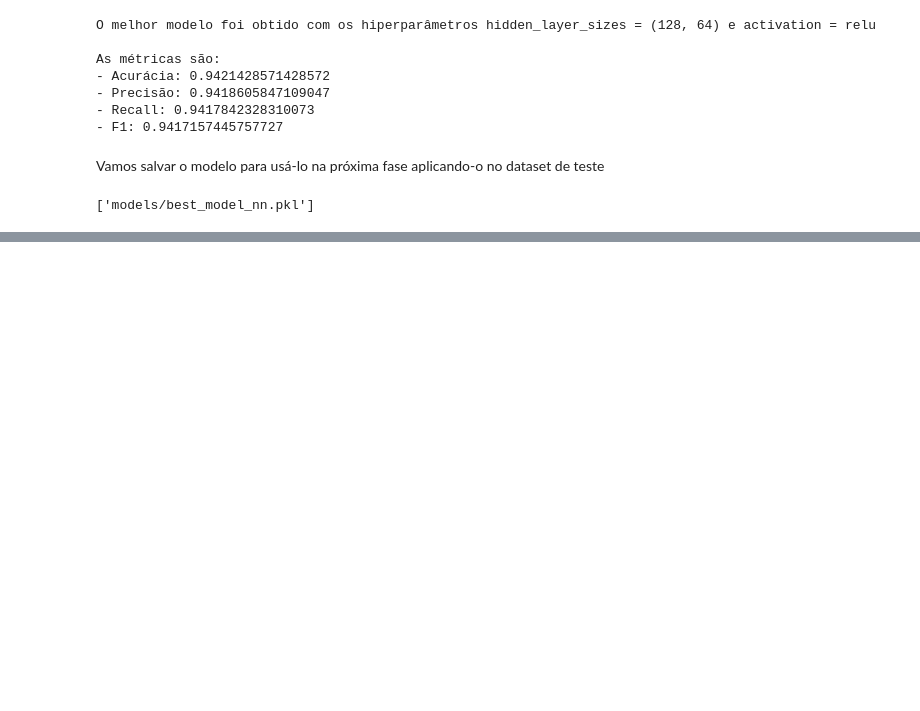
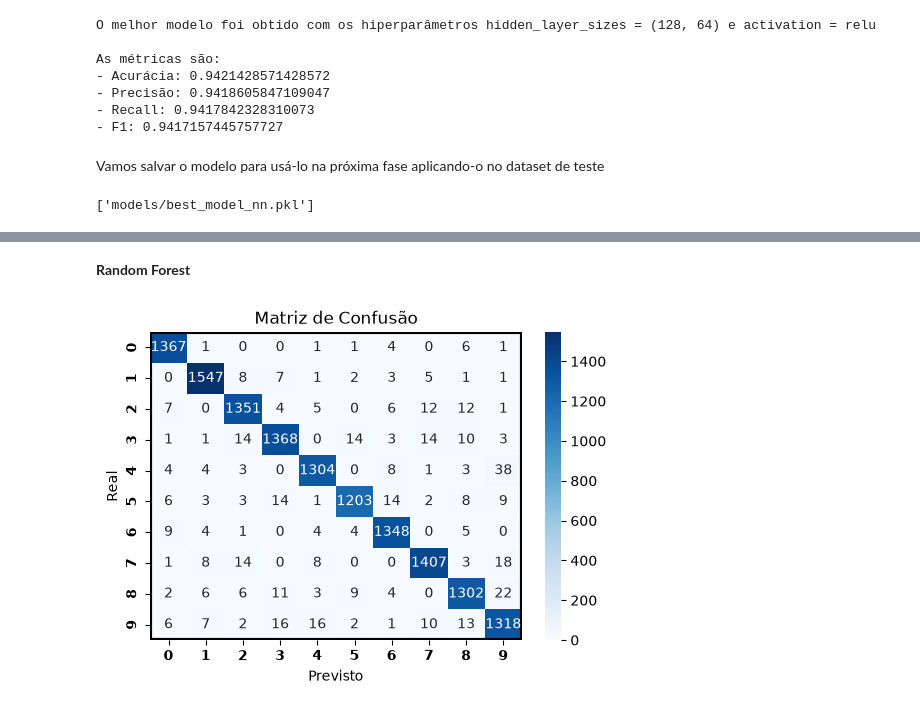
Before and after one commit to CherylHenkels/sctec-mini-projeto2, a Jupyter notebook: main.ipynb, the cells around one changed output, grey strips where cells are left out. Saved outputs shown, nothing was run; the diff lists cells and outputs as text; code cells hidden in the pictures; blank space fills up the shorter version.

```diff
--- a/main.ipynb
+++ b/main.ipynb
@@ -642,0 +700,6 @@ joblib.dump(best_model_nn, "models/best_model_nn.pkl")
+# %% [markdown]
+**Random Forest**
+# %%
+plot_confusion_matrix(y_test, y_pred_test_rf)
+# %% [output]
+[figure, added]
```
Also changed, not shown: parts of 13 cells of this notebook.
